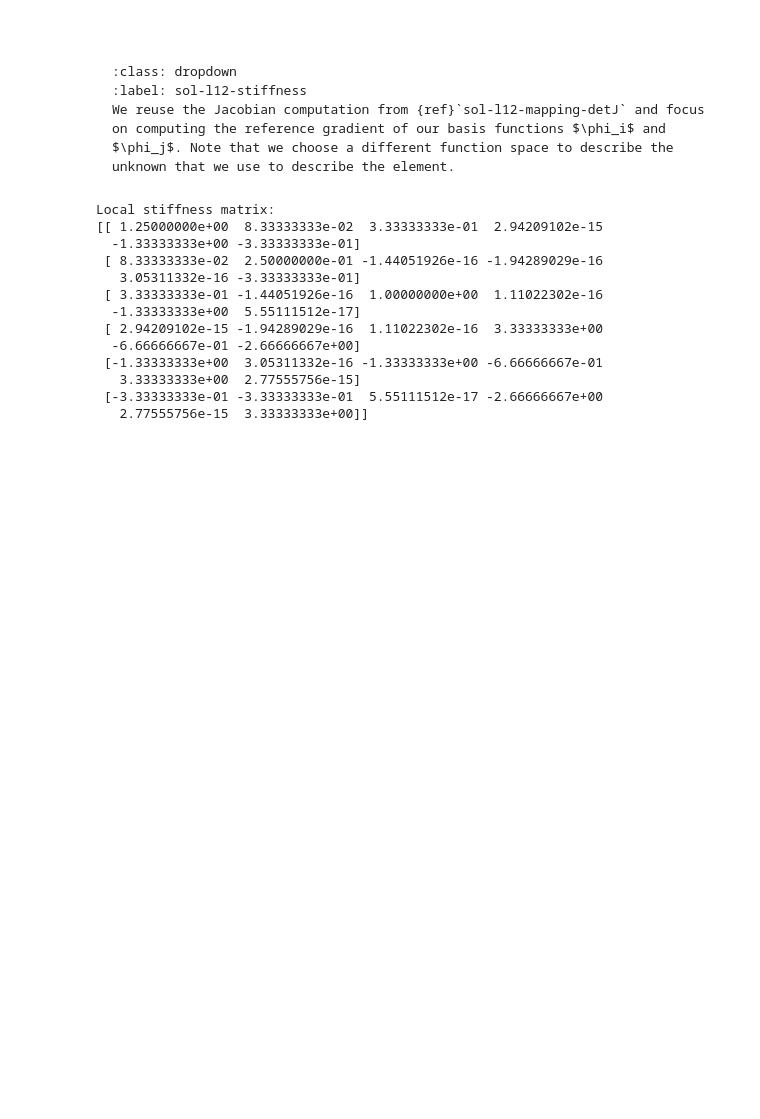
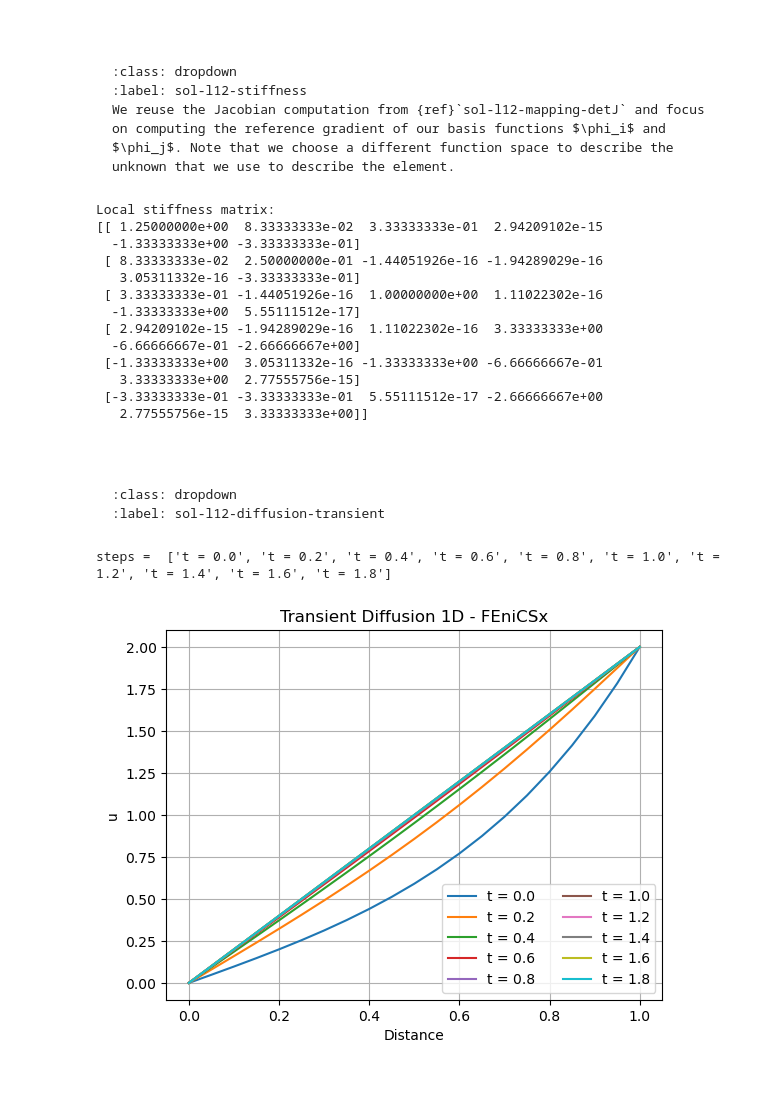
Before and after one commit to Simula-SSCP/SSCP_lectures, a Jupyter notebook: L12 (FEniCS Intro)/solutions.ipynb, the cells around one changed output. Saved outputs shown, nothing was run; the diff lists cells and outputs as text; code cells hidden in the pictures; blank space fills up the shorter version.

````diff
--- a/L12 (FEniCS Intro)/solutions.ipynb
+++ b/L12 (FEniCS Intro)/solutions.ipynb
@@ -240,3 +240,83 @@ Local stiffness matrix:
 # %% [markdown]
 ```{solution-end}
 ```
+
+```{solution-start} l12-diffusion-transient
+:class: dropdown
+:label: sol-l12-diffusion-transient
+```
+# %%
+from ufl import TestFunction, TrialFunction, dot, grad, dx
+import pyvista
+from dolfinx.mesh import create_interval
+from dolfinx.fem import Constant, functionspace, Function, locate_dofs_geometrical, dirichletbc
+from dolfinx.fem.petsc import LinearProblem
+from dolfinx.plot import vtk_mesh
+from mpi4py import MPI
+import matplotlib.pyplot as plt
+import numpy as np
+
+plot_name = "diffusion_1D_transient.png"
+
+# Interval mesh
+mesh = create_interval(comm=MPI.COMM_WORLD, nx=20, points=(0, 1))
+# Lagrange (CG1) function space
+W = functionspace(mesh, ("Lagrange", 1))
+
+# kappa
+kappa = Constant(mesh, 1.0)
+# Source term
+S = Constant(mesh, 0.0)
+
+# Time stepping
+dt = 0.2
+T = 2
+time_steps = np.arange(0, T, dt)
+time_steps = time_steps.round(decimals=2)
+
+# Variational form including time derivative
+v = TestFunction(W)  # the test function
+u = TrialFunction(W)  # the unknown
+uh_old = Function(W) # Solution at previous time step. Initialized to zero.
+
+a = (u * v) / dt * dx + kappa * dot(grad(u), grad(v)) * \
+    dx  # left hand side of our equation
+L = (uh_old * v) / dt * dx + S * v * dx  # right hand side of our equation
+
+# Dirichlet boundary conditions
+value_left = Constant(mesh, 0.0)
+value_right = Constant(mesh, 2.0)
+
+dofs_left = locate_dofs_geometrical(W, lambda x: np.isclose(x[0], 0))
+bc_left = dirichletbc(value_left, dofs_left, W)
+
+dofs_right = locate_dofs_geometrical(W, lambda x: np.isclose(x[0], 1))
+bc_right = dirichletbc(value_right, dofs_right, W)
+
+bcs = [bc_left, bc_right]
+
+fig, ax = plt.subplots()
+u_grid = pyvista.UnstructuredGrid(*vtk_mesh(W))
+plt.xlabel("x")
+ax.grid(True)
+ax.legend()
+problem = LinearProblem(a, L, bcs=bcs, petsc_options={"ksp_type": "preonly", "pc_type": "lu"},
+                        petsc_options_prefix="diffusion_1D_transient")
+for t in time_steps:
+    uh = problem.solve()
+    u_grid.point_data["u"] = uh.x.array
+    u_grid.plot_over_line([0, 0, 0], [1, 0, 0], resolution=100, figure=False, show=False, title="Transient Diffusion 1D - FEniCSx")
+    ax.lines[-1].set_label(f"u({t=:.2f})")
+
+    # update the old solution to the new one for next time step
+    uh_old.interpolate(uh)
+
+ax.legend([f"t = {t}" for t in time_steps], ncols=2, loc='lower right')
+print("steps = ", [f"t = {t}" for t in time_steps])
+plt.show()
+# %% [output]
+steps =  ['t = 0.0', 't = 0.2', 't = 0.4', 't = 0.6', 't = 0.8', 't = 1.0', 't = 1.2', 't = 1.4', 't = 1.6', 't = 1.8']
+[figure, added]
+# %% [markdown]
+```{solution-end}
+```
````
Also changed, not shown: 6 other files.
